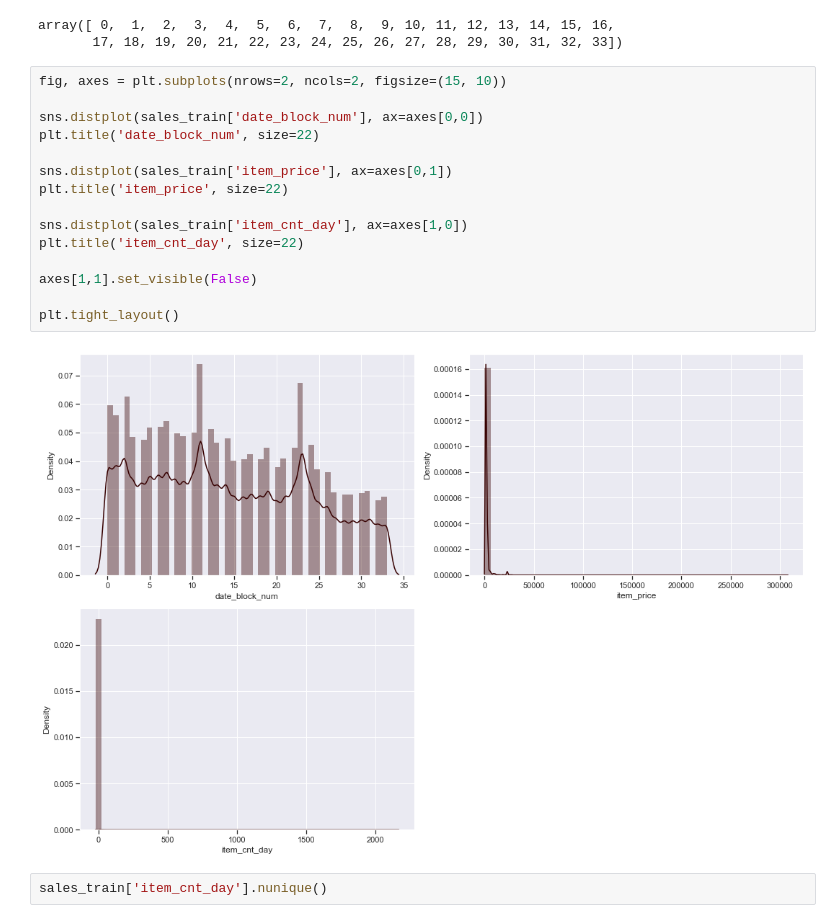
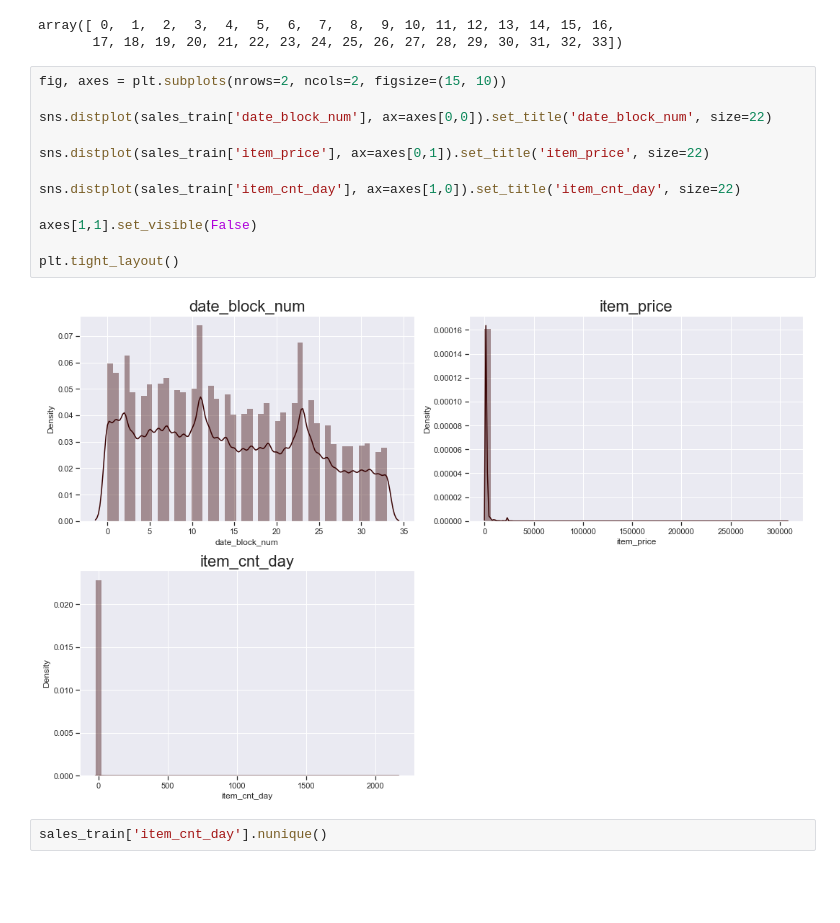
Before and after one commit to the-chiefdom/Predict_Future_Sales, a Jupyter notebook: data_wrangling.ipynb, the cells around one changed output. Cells and saved outputs as stored; diff of their text form; blank space fills up the shorter version.

```diff
--- a/data_wrangling.ipynb
+++ b/data_wrangling.ipynb
@@ -124,20 +124,17 @@ array([ 0,  1,  2,  3,  4,  5,  6,  7,  8,  9, 10, 11, 12, 13, 14, 15, 16,
 # %%
 fig, axes = plt.subplots(nrows=2, ncols=2, figsize=(15, 10))
 
-sns.distplot(sales_train['date_block_num'], ax=axes[0,0])
-plt.title('date_block_num', size=22)
+sns.distplot(sales_train['date_block_num'], ax=axes[0,0]).set_title('date_block_num', size=22)
 
-sns.distplot(sales_train['item_price'], ax=axes[0,1])
-plt.title('item_price', size=22)
+sns.distplot(sales_train['item_price'], ax=axes[0,1]).set_title('item_price', size=22)
 
-sns.distplot(sales_train['item_cnt_day'], ax=axes[1,0])
-plt.title('item_cnt_day', size=22)
+sns.distplot(sales_train['item_cnt_day'], ax=axes[1,0]).set_title('item_cnt_day', size=22)
 
 axes[1,1].set_visible(False)
 
 plt.tight_layout()
 # %% [output]
-[figure, old version]
+[figure, new version]
 # %%
 sales_train['item_cnt_day'].nunique()
 # %% [output]
```
Also changed, not shown: 1 other file.
